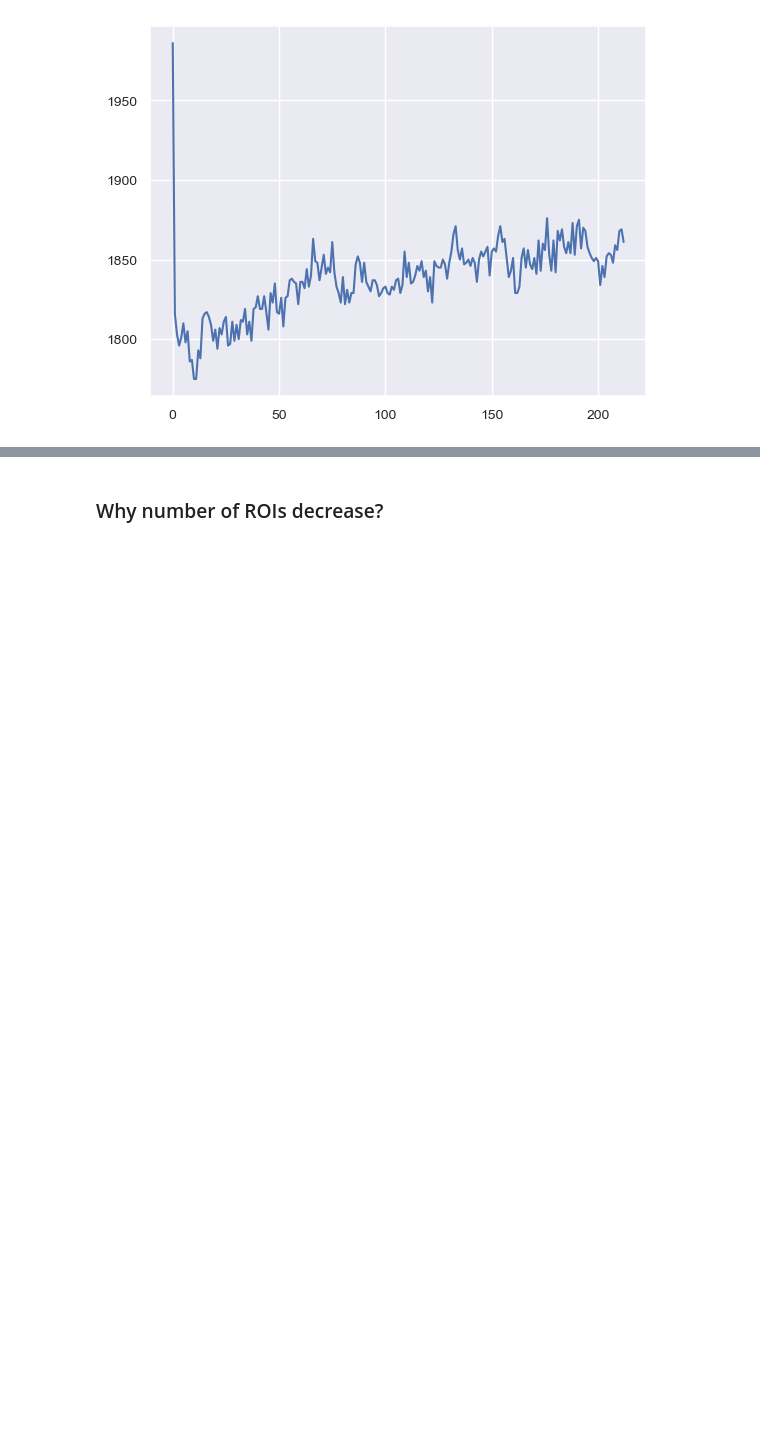
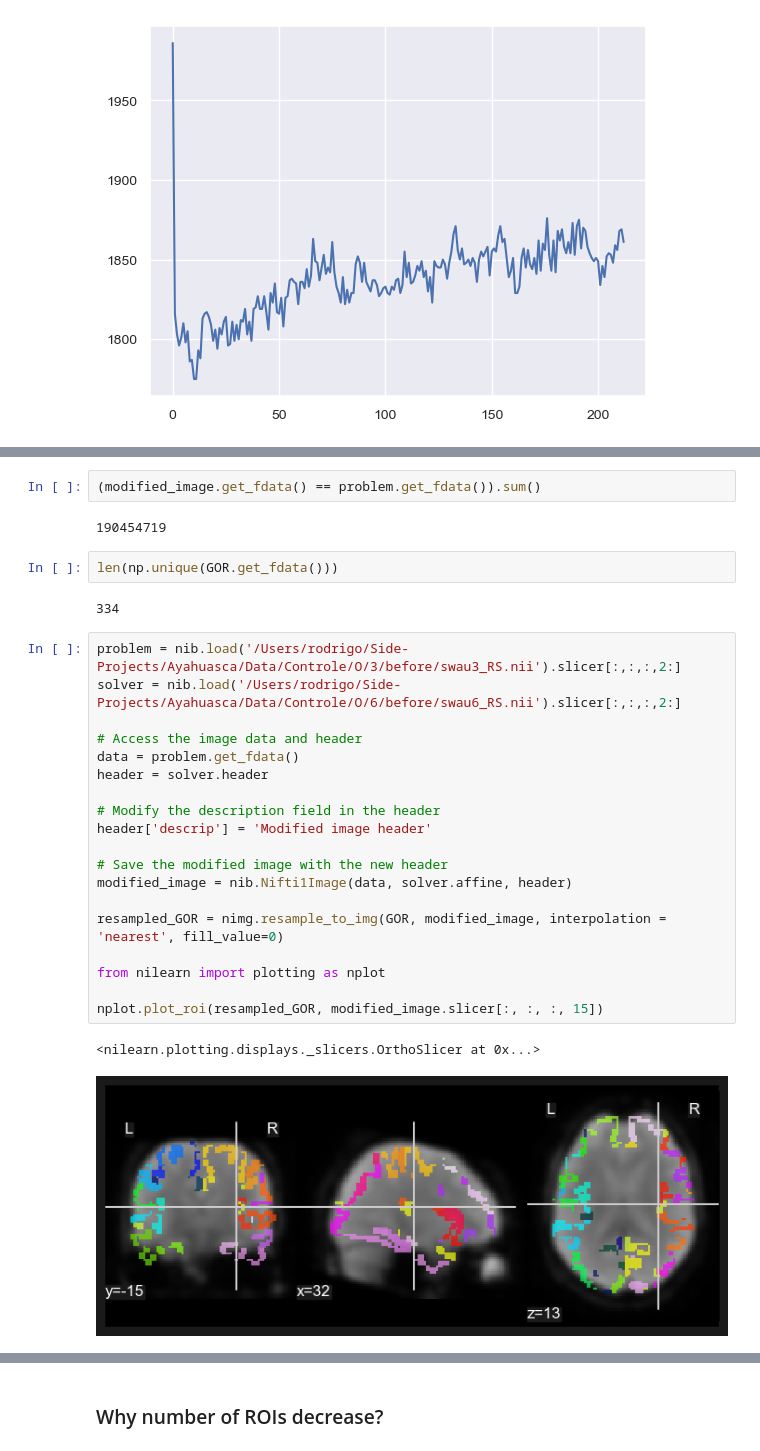
Before and after one commit to Rodrigo-Motta/Ayahuasca, a Jupyter notebook: Ingestion/ROI_extraction.ipynb, the cells around one changed output, grey strips where cells are left out. Cells and saved outputs as stored; diff of their text form; blank space fills up the shorter version.

```diff
--- a/Ingestion/ROI_extraction.ipynb
+++ b/Ingestion/ROI_extraction.ipynb
@@ -52 +109,31 @@ plt.plot(test_load[40,40,40,:])
+# %%
+(modified_image.get_fdata() == problem.get_fdata()).sum()
+# %% [output]
+190454719
+# %%
+len(np.unique(GOR.get_fdata()))
+# %% [output]
+334
+# %%
+problem = nib.load('/Users/rodrigo/Side-Projects/Ayahuasca/Data/Controle/O/3/before/swau3_RS.nii').slicer[:,:,:,2:]
+solver = nib.load('/Users/rodrigo/Side-Projects/Ayahuasca/Data/Controle/O/6/before/swau6_RS.nii').slicer[:,:,:,2:]
+
+# Access the image data and header
+data = problem.get_fdata()
+header = solver.header
+
+# Modify the description field in the header
+header['descrip'] = 'Modified image header'
+
+# Save the modified image with the new header
+modified_image = nib.Nifti1Image(data, solver.affine, header)
+
+resampled_GOR = nimg.resample_to_img(GOR, modified_image, interpolation = 'nearest', fill_value=0)
+
+from nilearn import plotting as nplot
+
+nplot.plot_roi(resampled_GOR, modified_image.slicer[:, :, :, 15])
+# %% [output]
+<nilearn.plotting.displays._slicers.OrthoSlicer at 0x...>
+[figure, added]
 # %%
```
Also changed, not shown: parts of 25 cells of this notebook, 2 other files.
